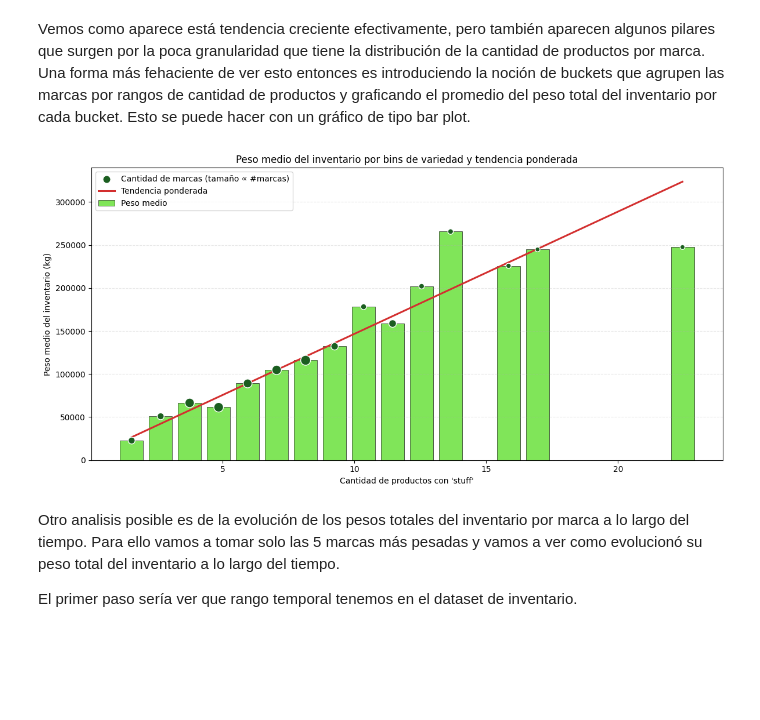
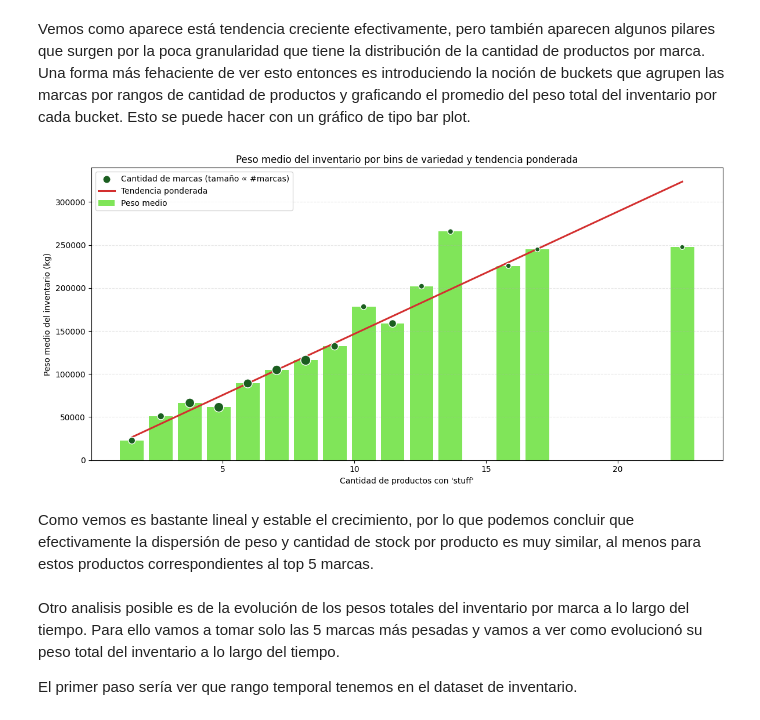
Before and after one commit to maximogismondi/cdd-martinelli, a Jupyter notebook: tps/tp1/querys/04_peso_inventario_stuff_por_marca.ipynb, the cells around one changed output. Drawn from its saved outputs; the diff is of its cells as text; code cells hidden in the pictures; blank space fills up the shorter version.

```diff
--- a/tps/tp1/querys/04_peso_inventario_stuff_por_marca.ipynb
+++ b/tps/tp1/querys/04_peso_inventario_stuff_por_marca.ipynb
@@ -433,58 +433,54 @@ agg = (
     .dropna(subset=["mean_weight"])
 )
 
-# Centros y anchos de cada bin para graficar barras proporcionales al rango
 centers = agg.index.map(lambda index: (index.left + index.right) / 2)
-widths = agg.index.map(lambda index: index.right - index.left)
-agg = agg.assign(center=centers.values, width=widths.values)
+agg = agg.assign(center=centers.values)
 
-# Ajuste lineal ponderado por la cantidad de marcas en cada bin
+
 x = agg["center"].to_numpy()
 y = agg["mean_weight"].to_numpy()
-w = np.sqrt(agg["count"].to_numpy().astype(float))  # sqrt(n) ~ replicar n veces
+w = np.sqrt(agg["count"].to_numpy().astype(float))
 
 plt.figure(figsize=(12, 6))
-# Barras: peso medio por bin
+
 plt.bar(
     agg["center"],
     agg["mean_weight"],
-    width=agg["width"] * 0.9,  # ligeramente más angostas que el bin
+    width=0.9,
     color=color,
     alpha=0.7,
-    edgecolor="black",
-    linewidth=0.6,
     label="Peso medio",
 )
 
-# Puntos con tamaño proporcional a cantidad de marcas en el bin (contexto visual)
 sizes = 30 + 120 * (agg["count"] / agg["count"].max())
 plt.scatter(
     agg["center"],
     agg["mean_weight"],
     s=sizes,
     color="#1B5E20",
     edgecolor="white",
     zorder=3,
     label="Cantidad de marcas (tamaño ∝ #marcas)",
 )
 
-# Línea de tendencia ponderada
 m, b = np.polyfit(x, y, deg=1, w=w)
 x_line = np.linspace(x.min(), x.max(), 200)
 y_line = m * x_line + b
 plt.plot(
     x_line, y_line, color="#D32F2F", linewidth=2.2, label="Tendencia ponderada"
 )
 
 plt.title("Peso medio del inventario por bins de variedad y tendencia ponderada")
 plt.xlabel("Cantidad de productos con 'stuff'")
 plt.ylabel("Peso medio del inventario (kg)")
 plt.grid(True, linestyle="--", alpha=0.3, axis="y")
 plt.legend()
 plt.tight_layout()
 plt.show()
 # %% [output]
-[figure, old version]
+[figure, new version]
+# %% [markdown]
+Como vemos es bastante lineal y estable el crecimiento, por lo que podemos concluir que efectivamente la dispersión de peso y cantidad de stock por producto es muy similar, al menos para estos productos correspondientes al top 5 marcas.
 # %% [markdown]
 Otro analisis posible es de la evolución de los pesos totales del inventario por marca a lo largo del tiempo. Para ello vamos a tomar solo las 5 marcas más pesadas y vamos a ver como evolucionó su peso total del inventario a lo largo del tiempo.
 
```
Also changed, not shown: parts of 8 cells of this notebook, 1 other file.
